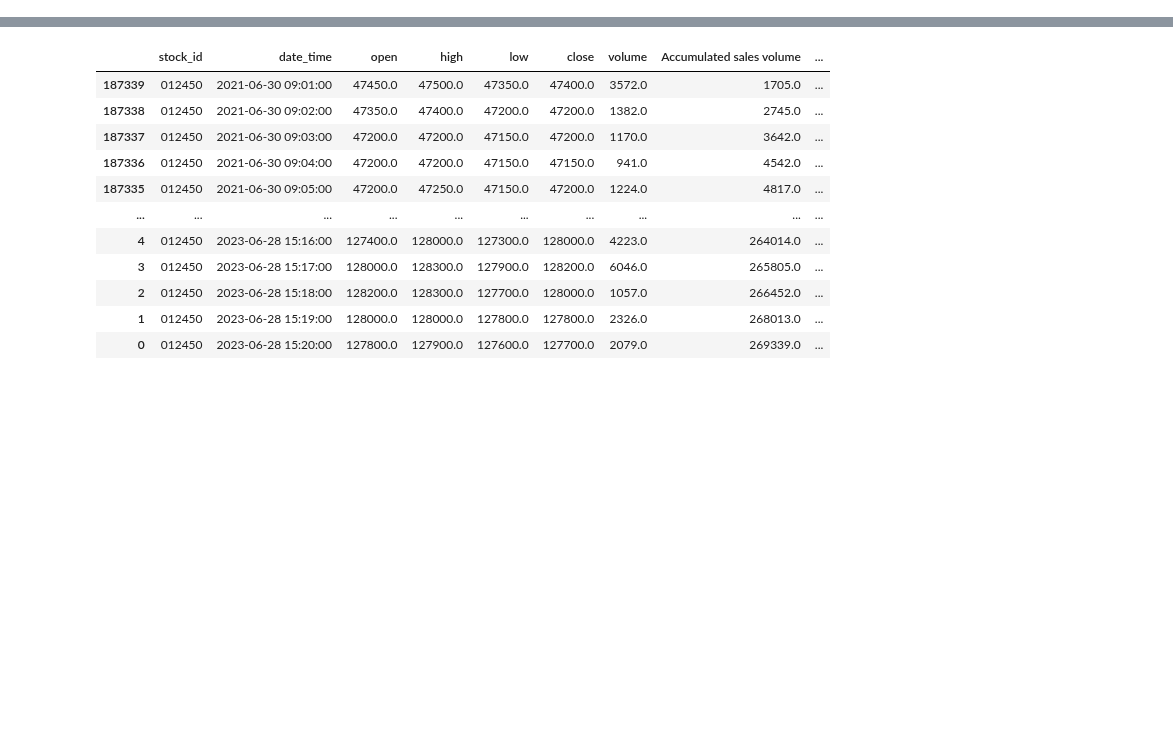
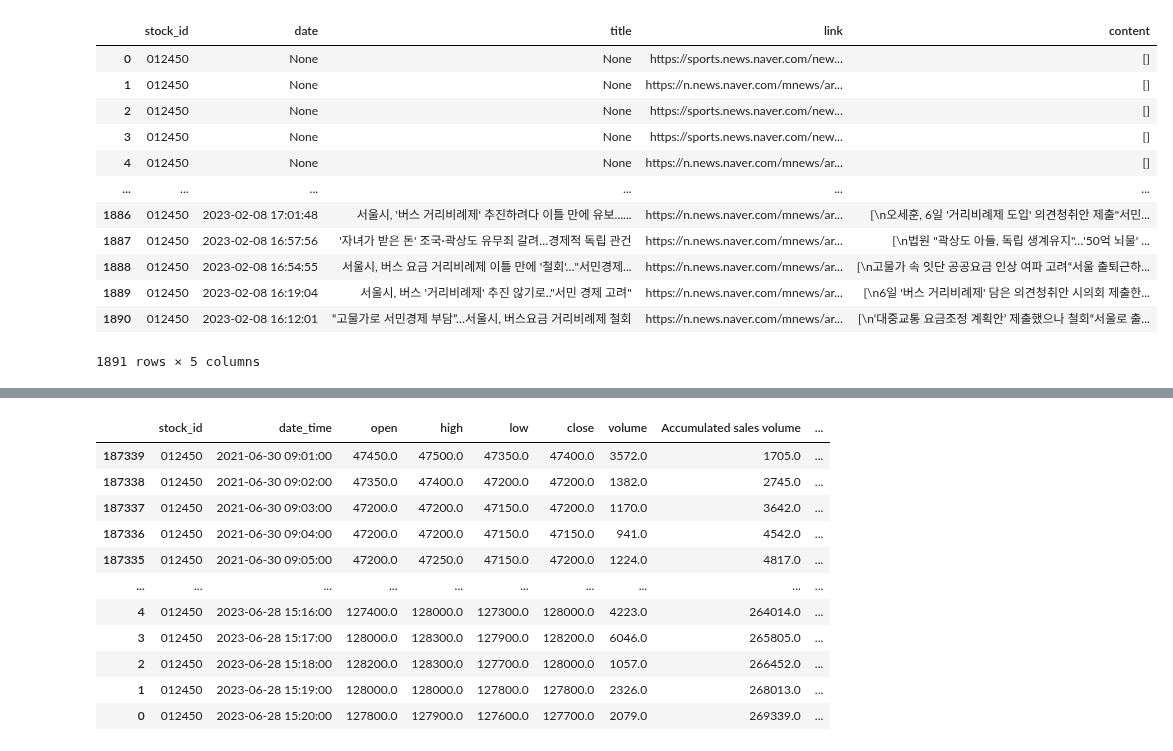
Before and after one commit to yeijeong/dl-dev, a Jupyter notebook: MUJ/News/The_Relationship_between_news_and_stocks-main/token.ipynb, the cells around one changed output, grey strips where cells are left out. Saved outputs shown, nothing was run; the diff lists cells and outputs as text; code cells hidden in the pictures; blank space fills up the shorter version.

```diff
--- a/MUJ/News/The_Relationship_between_news_and_stocks-main/token.ipynb
+++ b/MUJ/News/The_Relationship_between_news_and_stocks-main/token.ipynb
@@ -81,2 +105,18 @@ news.insert(0, 'stock_id', stock_id)
+# %%
+news
+# %% [output]
+|  | stock_id | date | title | link | content |
+| 0 | 012450 | None | None | https://sports.news.naver.com/new... | [] |
+| 1 | 012450 | None | None | https://n.news.naver.com/mnews/ar... | [] |
+| 2 | 012450 | None | None | https://sports.news.naver.com/new... | [] |
+| 3 | 012450 | None | None | https://sports.news.naver.com/new... | [] |
+| 4 | 012450 | None | None | https://n.news.naver.com/mnews/ar... | [] |
+| ... | ... | ... | ... | ... | ... |
+| 1886 | 012450 | 2023-02-08 17:01:48 | 서울시, '버스 거리비례제' 추진하려다 이틀 만에 유보...... | https://n.news.naver.com/mnews/ar... | [\n오세훈, 6일 '거리비례제 도입' 의견청취안 제출"서민... |
+| 1887 | 012450 | 2023-02-08 16:57:56 | '자녀가 받은 돈' 조국·곽상도 유무죄 갈려…경제적 독립 관건 | https://n.news.naver.com/mnews/ar... | [\n법원 "곽상도 아들, 독립 생계유지"…'50억 뇌물' ... |
+| 1888 | 012450 | 2023-02-08 16:54:55 | 서울시, 버스 요금 거리비례제 이틀 만에 '철회'…"서민경제... | https://n.news.naver.com/mnews/ar... | [\n고물가 속 잇단 공공요금 인상 여파 고려“서울 출퇴근하... |
+| 1889 | 012450 | 2023-02-08 16:19:04 | 서울시, 버스 '거리비례제' 추진 않기로.."서민 경제 고려" | https://n.news.naver.com/mnews/ar... | [\n6일 '버스 거리비례제' 담은 의견청취안 시의회 제출한... |
+| 1890 | 012450 | 2023-02-08 16:12:01 | “고물가로 서민경제 부담”…서울시, 버스요금 거리비례제 철회 | https://n.news.naver.com/mnews/ar... | [\n‘대중교통 요금조정 계획안’ 제출했으나 철회“서울로 출... |
+1891 rows × 5 columns
 # %%
 news['date'] = news['date'].astype(str)
```
Also changed, not shown: parts of 20 cells of this notebook.
